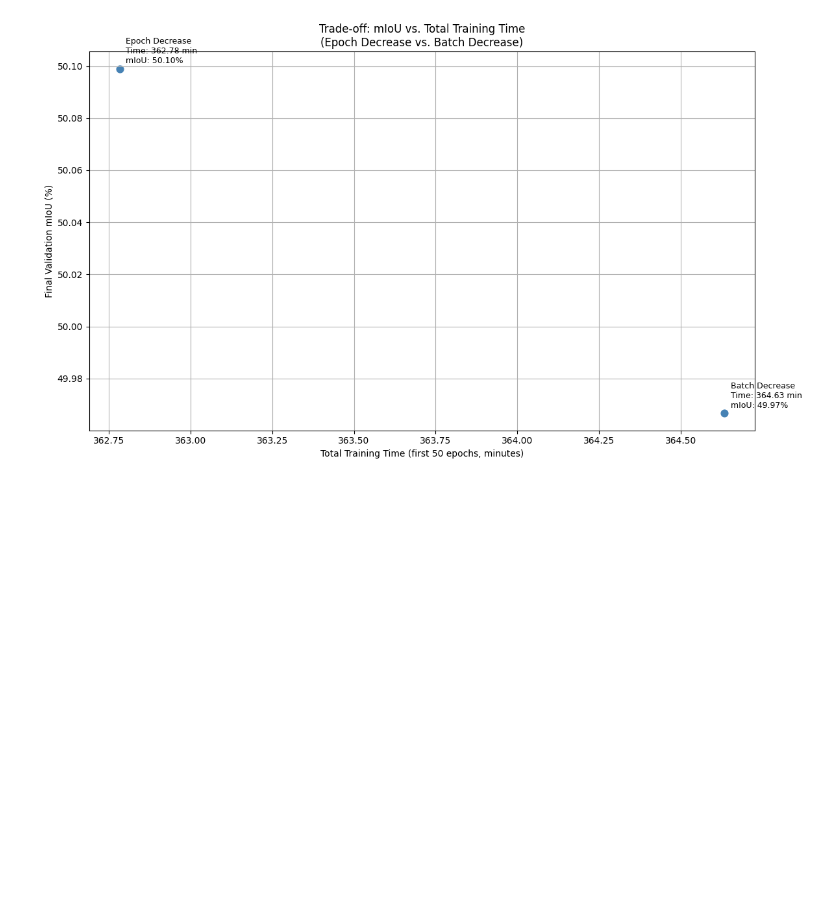
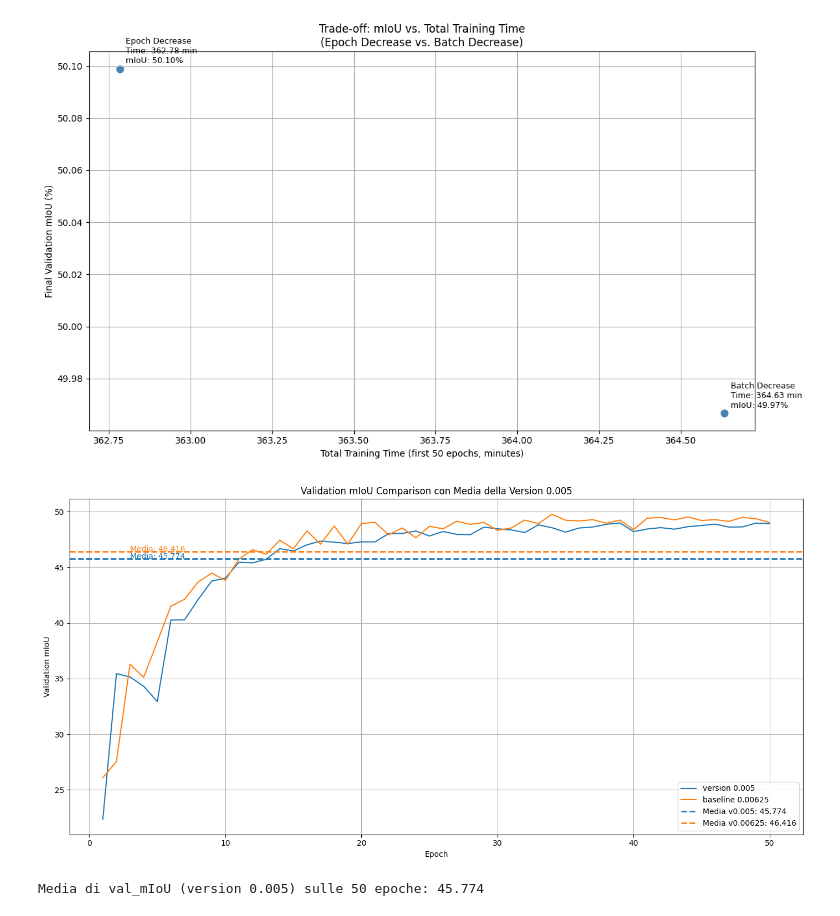
Before and after one commit to elisabettaroviera/MLDL-Project, a Jupyter notebook: read_me/EntropyVSmIou.ipynb, the cells around one changed output. Cells and saved outputs as stored; diff of their text form; code cells hidden in the pictures; blank space fills up the shorter version.

```diff
--- a/read_me/EntropyVSmIou.ipynb
+++ b/read_me/EntropyVSmIou.ipynb
@@ -719,3 +719,51 @@ plt.tight_layout()
 plt.show()
 # %% [output]
 [figure]
+# %%
+import pandas as pd
+import matplotlib.pyplot as plt
+
+# --- Load datasets ---
+df_epoch = pd.read_csv("BiSeNet_lr_0.005_ce1_warmup1100_alpha1.csv")           # lr=0.005
+df_batch = pd.read_csv("BiSeNetbaseline_lr_0.00625_ce1_warmup1100_alpha1.csv") # baseline lr=0.00625
+
+# --- Calcolo la media dei val_mIoU per il primo dataset ---
+mean_val_miou = df_epoch['val_mIoU'].mean()
+mean_val_miou_b = df_batch['val_mIoU'].mean() # Round to 3 decimal places for better readability
+
+# --- Plot ---
+plt.figure(figsize=(14, 7))
+
+# Curve originali
+plt.plot(df_epoch['epoch'], df_epoch['val_mIoU'], label='version 0.005', color='tab:blue')
+plt.plot(df_batch['epoch'], df_batch['val_mIoU'], label='baseline 0.00625', color='tab:orange')
+
+# Linea orizzontale della media per la prima curva
+plt.axhline(y=mean_val_miou, color='tab:blue', linestyle='--', linewidth=2, label=f'Media v0.005: {mean_val_miou:.3f}')
+plt.axhline(y=mean_val_miou_b, color='tab:orange', linestyle='--', linewidth=2, label=f'Media v0.00625: {mean_val_miou_b:.3f}')
+
+# Annotazione della media
+plt.annotate(f"Media: {mean_val_miou:.3f}",
+             (df_epoch['epoch'].iloc[-1] + 2, mean_val_miou),
+             fontsize=10,
+             color='tab:blue')
+
+plt.annotate(f"Media: {mean_val_miou_b:.3f}",
+             (df_batch['epoch'].iloc[-1] + 2, mean_val_miou_b),
+             fontsize=10,
+             color='tab:orange')
+
+# Styling
+plt.xlabel('Epoch')
+plt.ylabel('Validation mIoU')
+plt.title('Validation mIoU Comparison con Media della Version 0.005')
+plt.legend()
+plt.grid(True)
+plt.tight_layout()
+plt.show()
+
+# --- Stampa in console il valore finale ---
+print(f"Media di val_mIoU (version 0.005) sulle 50 epoche: {mean_val_miou:.3f}")
+# %% [output]
+[figure, added]
+Media di val_mIoU (version 0.005) sulle 50 epoche: 45.774
```
Also changed, not shown: 4 other files.
